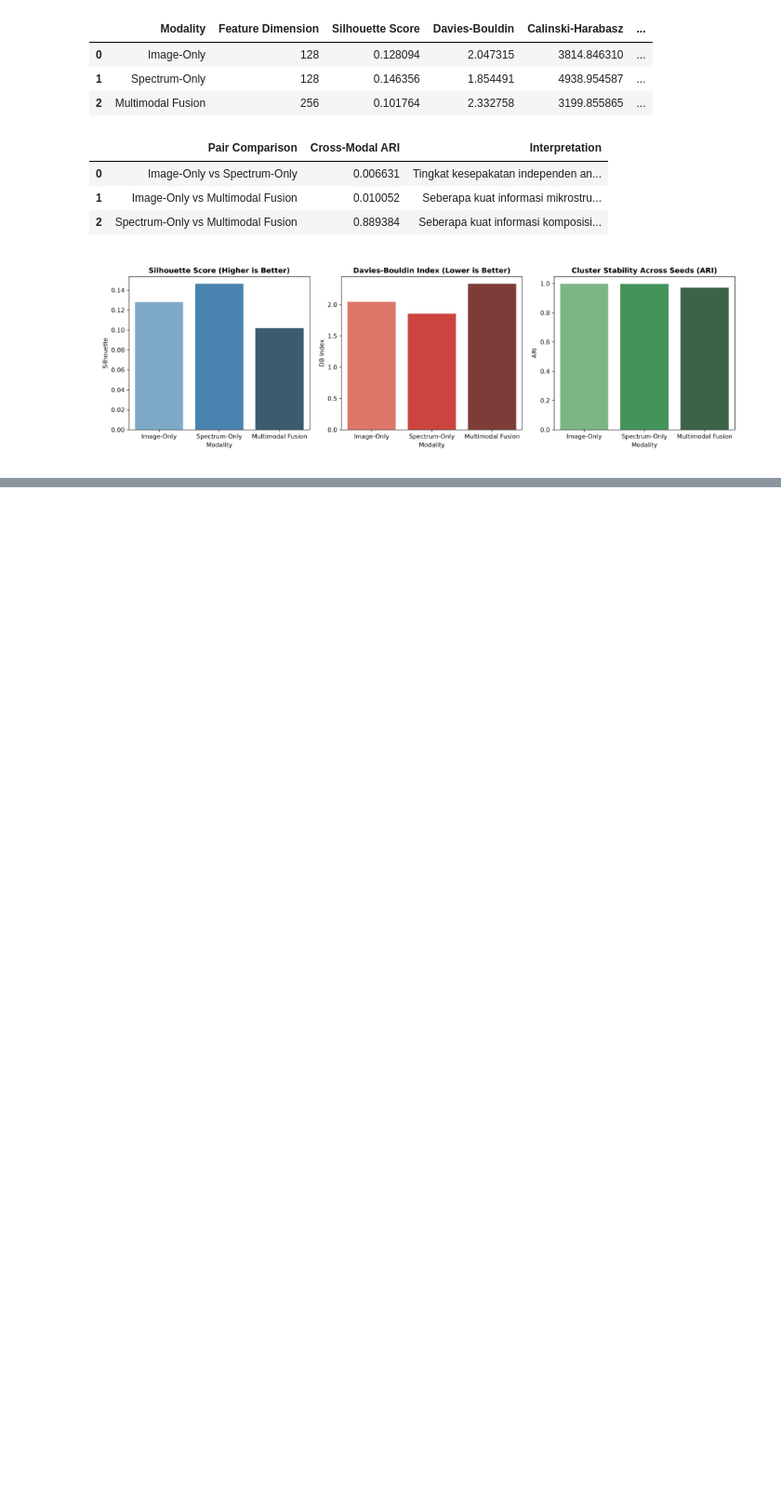
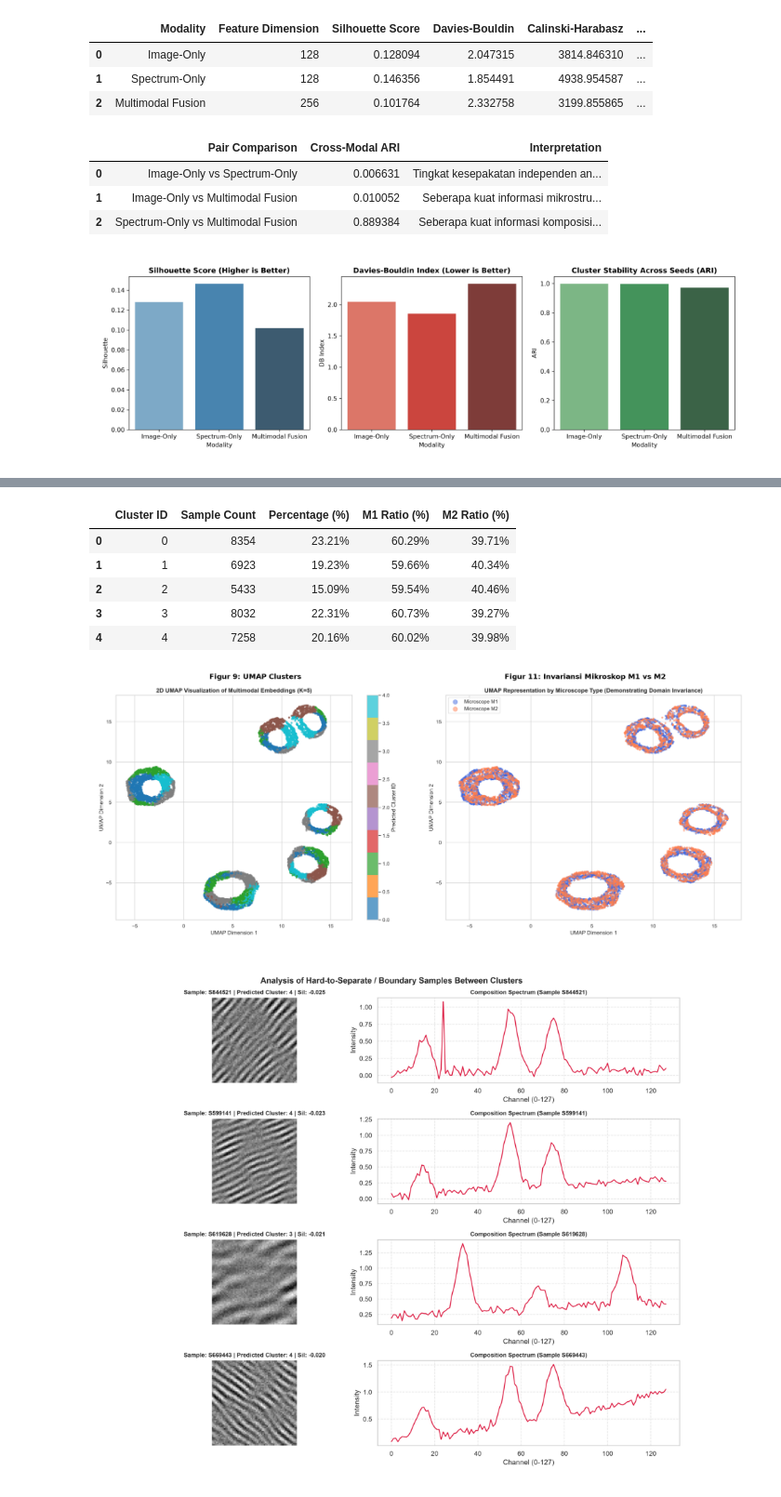
Before and after one commit to alifnaufalcs/UTS-Deep-Learning, a Jupyter notebook: kode/03_clustering.ipynb, the cells around one changed output, grey strips where cells are left out. Shown at 93% size. Drawn from its saved outputs; the diff is of its cells as text; code cells hidden in the pictures; blank space fills up the shorter version.

```diff
--- a/kode/03_clustering.ipynb
+++ b/kode/03_clustering.ipynb
@@ -160,0 +227,33 @@ Pada tahap a s.d. c, pipeline telah berhasil:
+# %%
+p_comp = 'artifacts/task3/table_cluster_composition.csv' if os.path.exists('artifacts/task3/table_cluster_composition.csv') else '../../artifacts/task3/table_cluster_composition.csv'
+comp_df = pd.read_csv(p_comp)
+display(comp_df)
+
+p_fig9 = 'artifacts/task3/fig9_umap_clusters.png' if os.path.exists('artifacts/task3/fig9_umap_clusters.png') else '../../artifacts/task3/fig9_umap_clusters.png'
+p_fig11 = 'artifacts/task3/fig11_microscope_invariance.png' if os.path.exists('artifacts/task3/fig11_microscope_invariance.png') else '../../artifacts/task3/fig11_microscope_invariance.png'
+p_fig12 = 'artifacts/task3/fig12_overlapping_cluster_samples.png' if os.path.exists('artifacts/task3/fig12_overlapping_cluster_samples.png') else '../../artifacts/task3/fig12_overlapping_cluster_samples.png'
+
+fig, axes = plt.subplots(1, 2, figsize=(16, 7))
+axes[0].imshow(plt.imread(p_fig9))
+axes[0].set_title('Figur 9: UMAP Clusters', fontweight='bold')
+axes[0].axis('off')
+
+axes[1].imshow(plt.imread(p_fig11))
+axes[1].set_title('Figur 11: Invariansi Mikroskop M1 vs M2', fontweight='bold')
+axes[1].axis('off')
+plt.tight_layout()
+plt.show()
+
+plt.figure(figsize=(14, 10))
+plt.imshow(plt.imread(p_fig12))
+plt.axis('off')
+plt.show()
+# %% [output]
+|  | Cluster ID | Sample Count | Percentage (%) | M1 Ratio (%) | M2 Ratio (%) |
+| 0 | 0 | 8354 | 23.21% | 60.29% | 39.71% |
+| 1 | 1 | 6923 | 19.23% | 59.66% | 40.34% |
+| 2 | 2 | 5433 | 15.09% | 59.54% | 40.46% |
+| 3 | 3 | 8032 | 22.31% | 60.73% | 39.27% |
+| 4 | 4 | 7258 | 20.16% | 60.02% | 39.98% |
+[figure, added]
+[figure, added]
```
Also changed, not shown: parts of 13 cells of this notebook, 2 other files.
